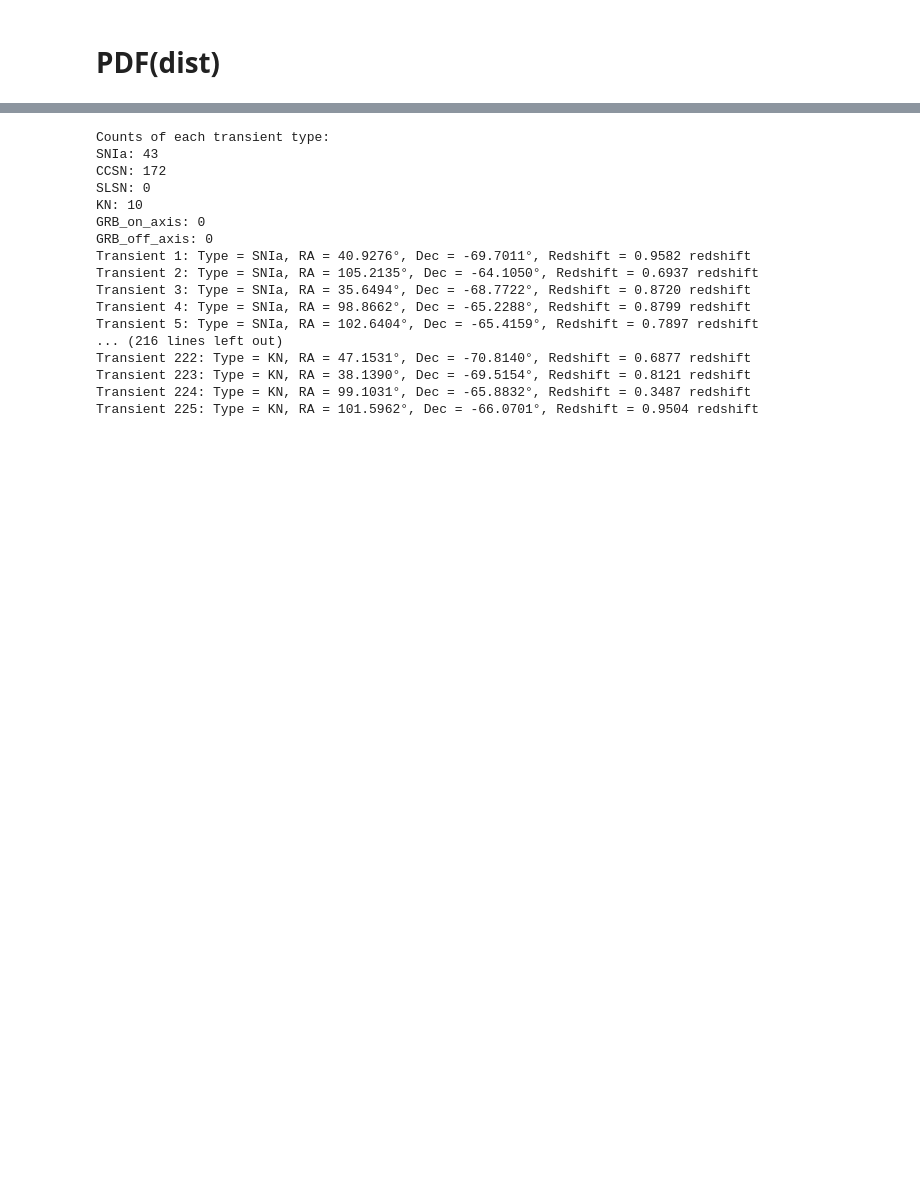
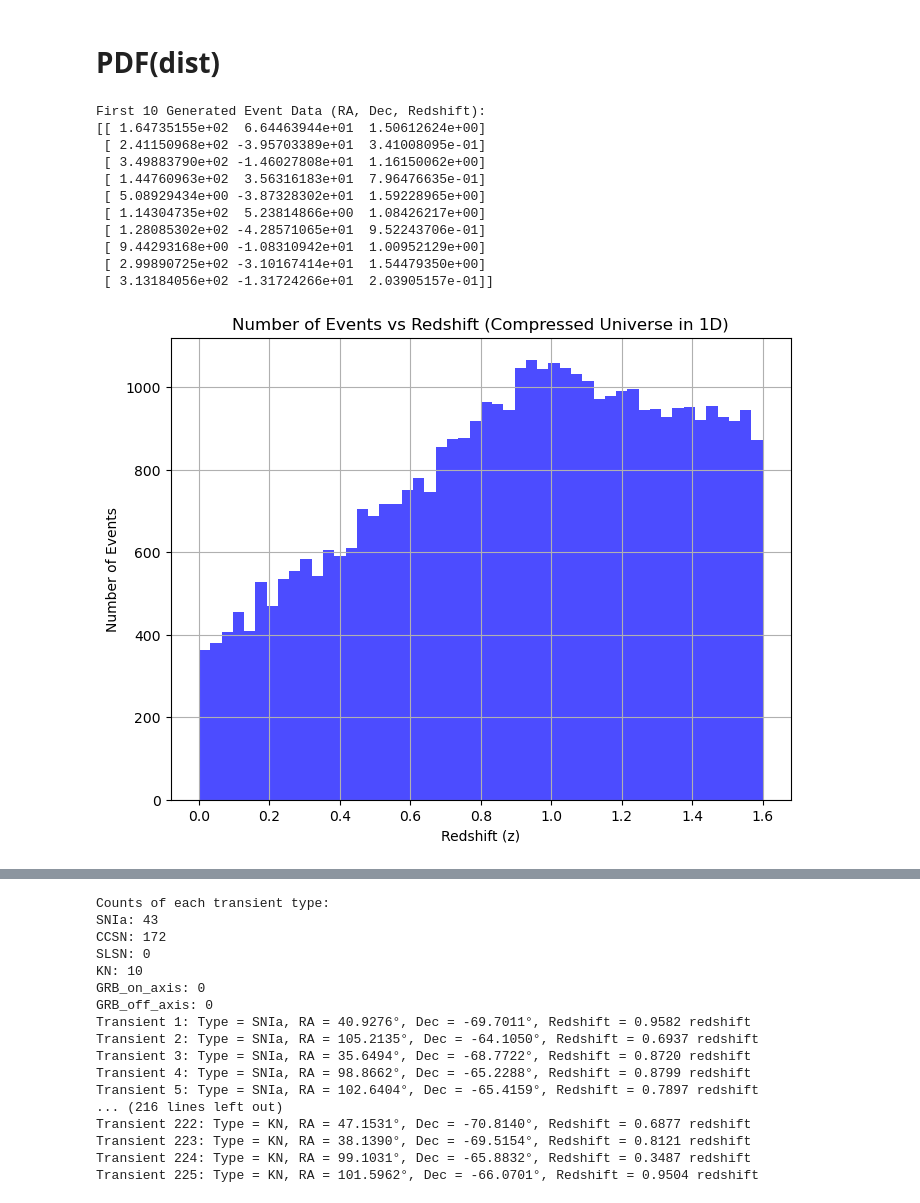
Before and after one commit to knolan10/SYBIL, a Jupyter notebook: transients.ipynb, the cells around one changed output, grey strips where cells are left out. Drawn from its saved outputs; the diff is of its cells as text; code cells hidden in the pictures; blank space fills up the shorter version.

```diff
--- a/transients.ipynb
+++ b/transients.ipynb
@@ -874,3 +874,74 @@ GRB_off_axis: 0
 CV: 1903
 # %% [markdown]
 # PDF(dist)
+# %%
+import numpy as np
+import matplotlib.pyplot as plt
+
+# Constants
+z_max = 1.6  # Maximum redshift horizon (z=1)
+time_window_days = 7     # Time window in days
+
+# PDF function: rate as a function of redshift (biased toward higher redshift)
+def event_rate(z):
+    if z < 1:
+        return 2.5e-5 * (1 + z)**1.5  # Stronger increase for z < 1 (more events at high z)
+    else:
+        return 9.7e-5 * (1 + z)**-0.5  # Decrease rate for z >= 1
+
+# Generate CDF of redshift along the line
+redshifts = np.linspace(0, z_max, 40000)  # 1000 points along the "line"
+pdf_values = np.array([event_rate(z) for z in redshifts])
+cdf_values = np.cumsum(pdf_values)
+cdf_values /= cdf_values[-1]  # Normalize to get CDF
+
+# Inverse transform sampling
+def inverse_transform_sampling(cdf, redshifts, n_samples):
+    u = np.random.rand(n_samples)  # Uniformly random values for sampling
+    return np.interp(u, cdf, redshifts)
+
+# Generate samples (redshifts) along the line
+n_samples = 40000  # Number of events to generate
+sampled_redshifts = inverse_transform_sampling(cdf_values, redshifts, n_samples)
+
+# Assign random RA/Dec for extragalactic events
+ras = np.random.uniform(0, 360, n_samples)  # Random RA between 0 and 360 degrees
+decs = np.arcsin(np.random.uniform(-1, 1, n_samples)) * (180 / np.pi)  # Random Dec between -90 and 90 degrees
+
+# Combine the data (RA, Dec, and Redshift)
+event_data = np.vstack((ras, decs, sampled_redshifts)).T
+
+# Display the first 10 generated event data (RA, Dec, Redshift)
+print("First 10 Generated Event Data (RA, Dec, Redshift):")
+print(event_data[:10])
+
+# Visualize the generated events along the line (redshift)
+plt.figure(figsize=(8, 6))
+plt.hist(sampled_redshifts, bins=50, color='blue', alpha=0.7)
+plt.xlabel('Redshift (z)')
+plt.ylabel('Number of Events')
+plt.title('Number of Events vs Redshift (Compressed Universe in 1D)')
+plt.grid(True)
+plt.show()
+
+# Visualize the rate function vs redshift (1D universe)
+plt.figure(figsize=(8, 6))
+plt.plot(redshifts, pdf_values, color='green', lw=2)
+plt.xlabel('Redshift (z)')
+plt.ylabel('Event Rate')
+plt.title('Event Rate vs Redshift (Compressed Universe)')
+plt.grid(True)
+plt.show()
+# %% [output]
+First 10 Generated Event Data (RA, Dec, Redshift):
+[[ 1.64735155e+02  6.64463944e+01  1.50612624e+00]
+ [ 2.41150968e+02 -3.95703389e+01  3.41008095e-01]
+ [ 3.49883790e+02 -1.46027808e+01  1.16150062e+00]
+ [ 1.44760963e+02  3.56316183e+01  7.96476635e-01]
+ [ 5.08929434e+00 -3.87328302e+01  1.59228965e+00]
+ [ 1.14304735e+02  5.23814866e+00  1.08426217e+00]
+ [ 1.28085302e+02 -4.28571065e+01  9.52243706e-01]
+ [ 9.44293168e+00 -1.08310942e+01  1.00952129e+00]
+ [ 2.99890725e+02 -3.10167414e+01  1.54479350e+00]
+ [ 3.13184056e+02 -1.31724266e+01  2.03905157e-01]]
+[figure, added]
```
Also changed, not shown: parts of 1 cell of this notebook.
